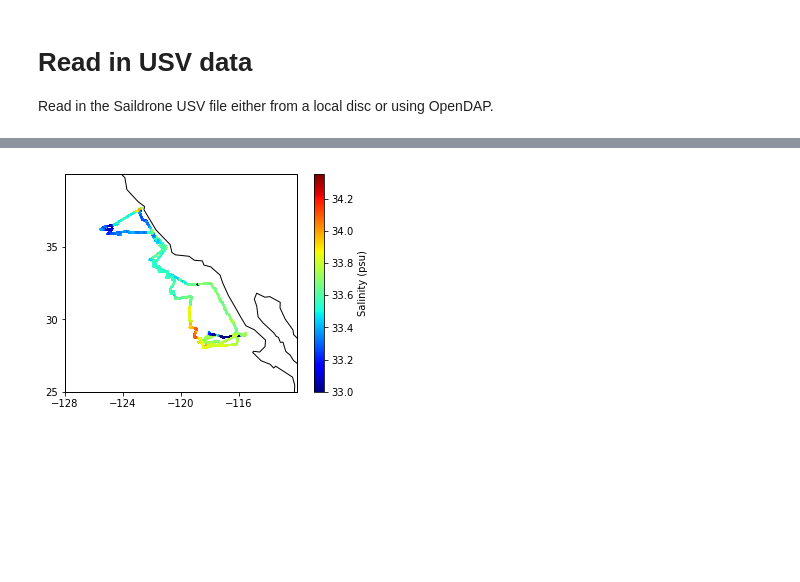
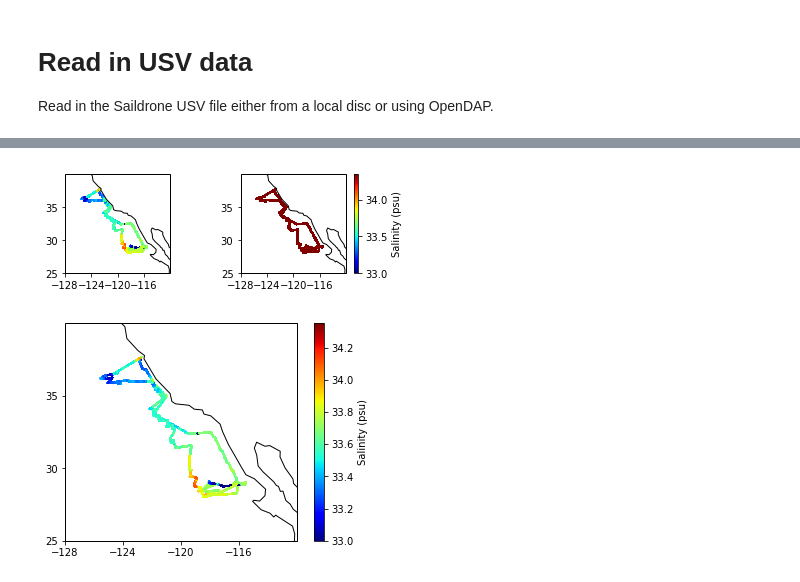
Before and after one commit to cgentemann/salinity, a Jupyter notebook: Collocate_insitu_with_SSS.ipynb, the cells around one changed output, grey strips where cells are left out. Drawn from its saved outputs; the diff is of its cells as text; code cells hidden in the pictures; blank space fills up the shorter version.

```diff
--- a/Collocate_insitu_with_SSS.ipynb
+++ b/Collocate_insitu_with_SSS.ipynb
@@ -42,3 +168,29 @@ def read_usv():
+# %%
+#plot cruise SSS with coastlines
+ax = plt.subplot(221,projection=ccrs.PlateCarree())
+cs1 = ax.scatter(ds_usv.lon, ds_usv.lat, s=3.0, c=ds_usv.SAL_MEAN, edgecolor='none', cmap='jet',vmin=33,vmax=34.35)
+ax.coastlines()
+x1,x2,y1,y2 = -128,-112,25,40
+ax.set_xlim(x1,x2)
+ax.set_ylim(y1,y2)
+ax.set_xticks(np.arange(x1,x2,4))
+ax.set_yticks(np.arange(y1,y2,5))
+
+ax = plt.subplot(222,projection=ccrs.PlateCarree())
+cs1 = ax.scatter(ds_usv.lon, ds_usv.lat, s=3.0, c=ds_usv.smap_SSS, edgecolor='none', cmap='jet',vmin=33,vmax=34.35)
+ax.coastlines()
+x1,x2,y1,y2 = -128,-112,25,40
+ax.set_xlim(x1,x2)
+ax.set_ylim(y1,y2)
+ax.set_xticks(np.arange(x1,x2,4))
+ax.set_yticks(np.arange(y1,y2,5))
+
+cax = plt.colorbar(cs1)
+cax.set_label('Salinity (psu)')
+fig_fname = 'C:/Users/gentemann/Google Drive/f_drive/docs/projects/SSS/figures/baja_location2.png'
+plt.savefig(fig_fname, transparent=False, format='png')
+# %% [output]
+[figure, added]
 # %%
 ds_usv = read_usv()
 
```
Also changed, not shown: parts of 17 cells of this notebook, 1 other file.
